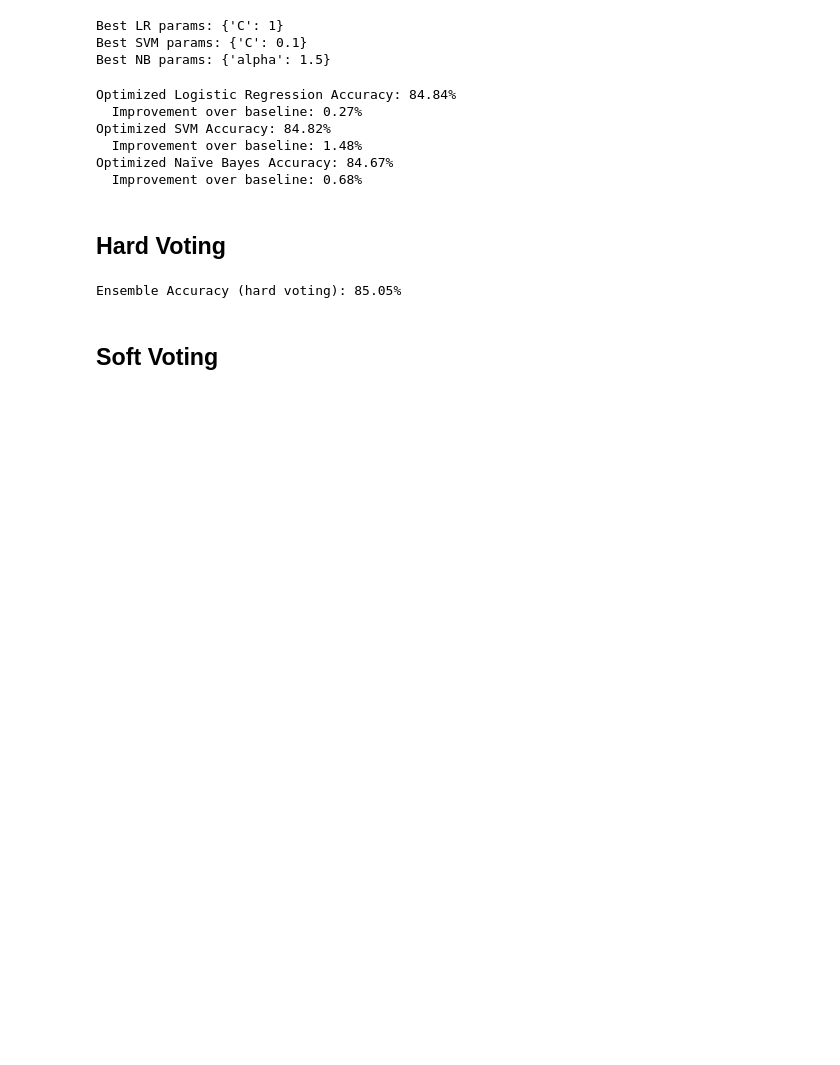
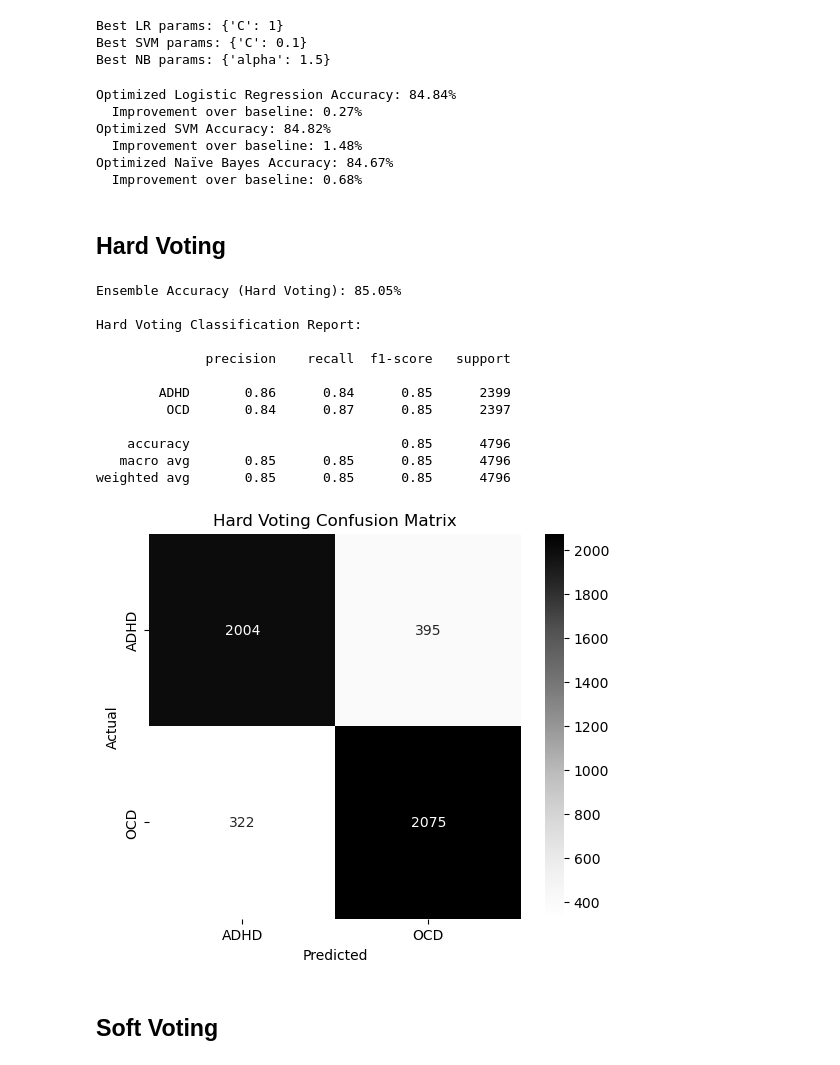
Before and after one commit to jeshmin-shrestha/ADHD-OCD-Reddit-Classifier, a Jupyter notebook: 23048596 Jeshmin Shrestha.ipynb, the cells around one changed output. Cells and saved outputs as stored; diff of their text form; code cells hidden in the pictures; blank space fills up the shorter version.

```diff
--- a/23048596 Jeshmin Shrestha.ipynb
+++ b/23048596 Jeshmin Shrestha.ipynb
@@ -726,23 +726,52 @@ Optimized Naïve Bayes Accuracy: 84.67%
 ## Hard Voting
 # %%
 from sklearn.ensemble import VotingClassifier
+from sklearn.metrics import accuracy_score, classification_report, confusion_matrix
+import seaborn as sns
+import matplotlib.pyplot as plt
 
-ensemble = VotingClassifier(
+# HARD VOTING
+hard_ensemble = VotingClassifier(
     estimators=[
         ('lr', best_lr),
         ('svm', best_svm),
         ('nb', best_nb)
     ],
-    voting='hard'  # Use 'hard' voting
+    voting='hard'
 )
 
-ensemble.fit(X_train_tfidf, y_train)
-y_pred_ensemble = ensemble.predict(X_test_tfidf)
+hard_ensemble.fit(X_train_tfidf, y_train)
 
-acc_hard_voting = accuracy_score(y_test, y_pred_ensemble)
-print(f'Ensemble Accuracy (hard voting): {acc_hard_voting*100:.2f}%')
+y_pred_hard = hard_ensemble.predict(X_test_tfidf)
+
+acc_hard_voting = accuracy_score(y_test, y_pred_hard)
+print(f'Ensemble Accuracy (Hard Voting): {acc_hard_voting*100:.2f}%\n')
+
+print("Hard Voting Classification Report:\n")
+print(classification_report(y_test, y_pred_hard, target_names=['ADHD','OCD']))
+
+cm_hard = confusion_matrix(y_test, y_pred_hard)
+plt.figure(figsize=(6,5))
+sns.heatmap(cm_hard, annot=True, fmt='d', cmap='Greys',
+            xticklabels=['ADHD','OCD'], yticklabels=['ADHD','OCD'])
+plt.title('Hard Voting Confusion Matrix')
+plt.xlabel('Predicted')
+plt.ylabel('Actual')
+plt.show()
 # %% [output]
-Ensemble Accuracy (hard voting): 85.05%
+Ensemble Accuracy (Hard Voting): 85.05%
+
+Hard Voting Classification Report:
+
+              precision    recall  f1-score   support
+
+        ADHD       0.86      0.84      0.85      2399
+         OCD       0.84      0.87      0.85      2397
+
+    accuracy                           0.85      4796
+   macro avg       0.85      0.85      0.85      4796
+weighted avg       0.85      0.85      0.85      4796
+[figure, added]
 # %% [markdown]
 ## Soft Voting
 # %%
```
Also changed, not shown: parts of 14 cells of this notebook.
